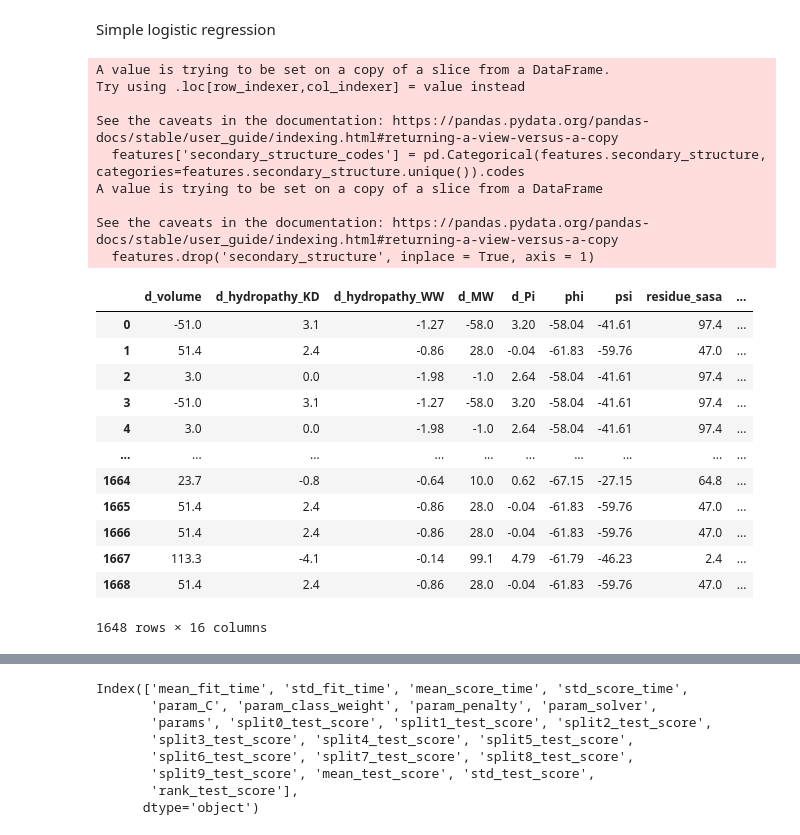
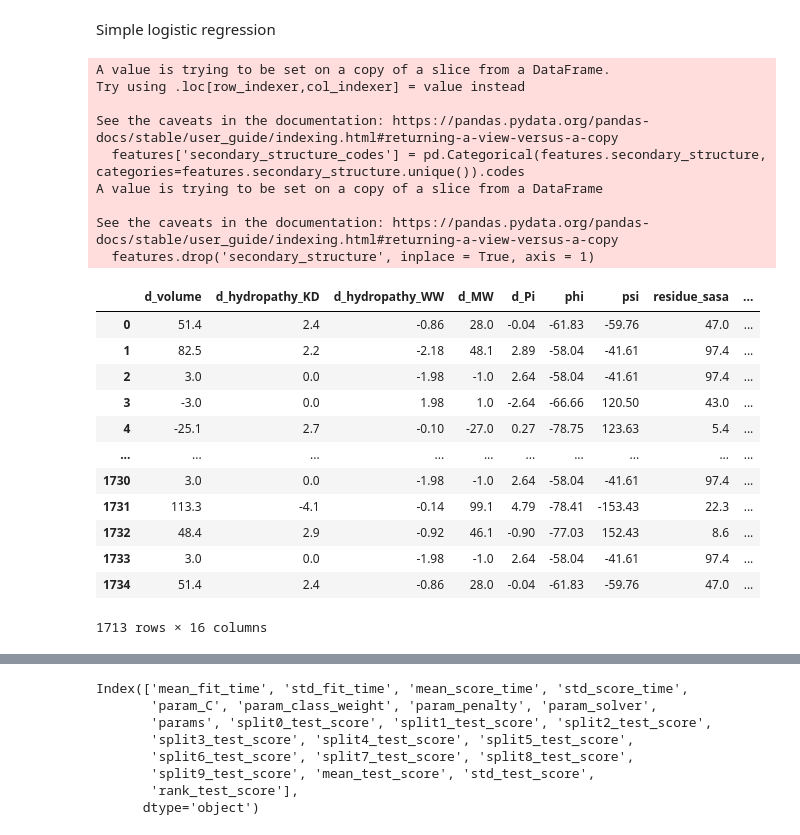
Before and after one commit to viktoria023/predict_FQ_resistance, a Jupyter notebook: 02_Run_ML_models.ipynb, the cells around one changed output, grey strips where cells are left out. Saved outputs shown, nothing was run; the diff lists cells and outputs as text; code cells hidden in the pictures.

```diff
--- a/02_Run_ML_models.ipynb
+++ b/02_Run_ML_models.ipynb
@@ -15,44 +15,44 @@ from xgboost import XGBClassifier
 # %% [markdown]
 Simple logistic regression
 # %%
-data = pd.read_csv('data/ML_DATA_MXF.csv')
+data = pd.read_csv('data/ML_DATA_LEV.csv')
 data.dropna(inplace= True)
 
 true_label = data.BINARY_PHENOTYPE
 
 features = ['d_volume', 'd_hydropathy_KD', 'd_hydropathy_WW',
        'd_MW', 'd_Pi', 'secondary_structure', 'phi', 'psi', 'residue_sasa',
-       'n_hbond_acceptors', 'n_hbond_donors', 'SASA', 'snap2_score', 'dist_MGB', 'dist_MGE', 'dist_MFX'] # 'B', 'C', 'E', 'G', 'H', 'T',
+       'n_hbond_acceptors', 'n_hbond_donors', 'SASA', 'snap2_score', 'dist_MGB', 'dist_MGE', 'dist_drug'] # 'B', 'C', 'E', 'G', 'H', 'T',
 
 features = data[features]
 features['secondary_structure_codes'] = pd.Categorical(features.secondary_structure, categories=features.secondary_structure.unique()).codes
 features.drop('secondary_structure', inplace = True, axis = 1)
 
 true_label
 features
 # %% [output]
 A value is trying to be set on a copy of a slice from a DataFrame.
 Try using .loc[row_indexer,col_indexer] = value instead
 
 See the caveats in the documentation: https://pandas.pydata.org/pandas-docs/stable/user_guide/indexing.html#returning-a-view-versus-a-copy
   features['secondary_structure_codes'] = pd.Categorical(features.secondary_structure, categories=features.secondary_structure.unique()).codes
 A value is trying to be set on a copy of a slice from a DataFrame
 
 See the caveats in the documentation: https://pandas.pydata.org/pandas-docs/stable/user_guide/indexing.html#returning-a-view-versus-a-copy
   features.drop('secondary_structure', inplace = True, axis = 1)
 |  | d_volume | d_hydropathy_KD | d_hydropathy_WW | d_MW | d_Pi | phi | psi | residue_sasa | ... |
-| 0 | -51.0 | 3.1 | -1.27 | -58.0 | 3.20 | -58.04 | -41.61 | 97.4 | ... |
-| 1 | 51.4 | 2.4 | -0.86 | 28.0 | -0.04 | -61.83 | -59.76 | 47.0 | ... |
+| 0 | 51.4 | 2.4 | -0.86 | 28.0 | -0.04 | -61.83 | -59.76 | 47.0 | ... |
+| 1 | 82.5 | 2.2 | -2.18 | 48.1 | 2.89 | -58.04 | -41.61 | 97.4 | ... |
 | 2 | 3.0 | 0.0 | -1.98 | -1.0 | 2.64 | -58.04 | -41.61 | 97.4 | ... |
-| 3 | -51.0 | 3.1 | -1.27 | -58.0 | 3.20 | -58.04 | -41.61 | 97.4 | ... |
-| 4 | 3.0 | 0.0 | -1.98 | -1.0 | 2.64 | -58.04 | -41.61 | 97.4 | ... |
+| 3 | -3.0 | 0.0 | 1.98 | 1.0 | -2.64 | -66.66 | 120.50 | 43.0 | ... |
+| 4 | -25.1 | 2.7 | -0.10 | -27.0 | 0.27 | -78.75 | 123.63 | 5.4 | ... |
 | ... | ... | ... | ... | ... | ... | ... | ... | ... | ... |
-| 1664 | 23.7 | -0.8 | -0.64 | 10.0 | 0.62 | -67.15 | -27.15 | 64.8 | ... |
-| 1665 | 51.4 | 2.4 | -0.86 | 28.0 | -0.04 | -61.83 | -59.76 | 47.0 | ... |
-| 1666 | 51.4 | 2.4 | -0.86 | 28.0 | -0.04 | -61.83 | -59.76 | 47.0 | ... |
-| 1667 | 113.3 | -4.1 | -0.14 | 99.1 | 4.79 | -61.79 | -46.23 | 2.4 | ... |
-| 1668 | 51.4 | 2.4 | -0.86 | 28.0 | -0.04 | -61.83 | -59.76 | 47.0 | ... |
+| 1730 | 3.0 | 0.0 | -1.98 | -1.0 | 2.64 | -58.04 | -41.61 | 97.4 | ... |
+| 1731 | 113.3 | -4.1 | -0.14 | 99.1 | 4.79 | -78.41 | -153.43 | 22.3 | ... |
+| 1732 | 48.4 | 2.9 | -0.92 | 46.1 | -0.90 | -77.03 | 152.43 | 8.6 | ... |
+| 1733 | 3.0 | 0.0 | -1.98 | -1.0 | 2.64 | -58.04 | -41.61 | 97.4 | ... |
+| 1734 | 51.4 | 2.4 | -0.86 | 28.0 | -0.04 | -61.83 | -59.76 | 47.0 | ... |
-1648 rows × 16 columns
+1713 rows × 16 columns
 # %%
 random_seed = 144
 
```
Also changed, not shown: parts of 5 cells of this notebook, 25 other files.
